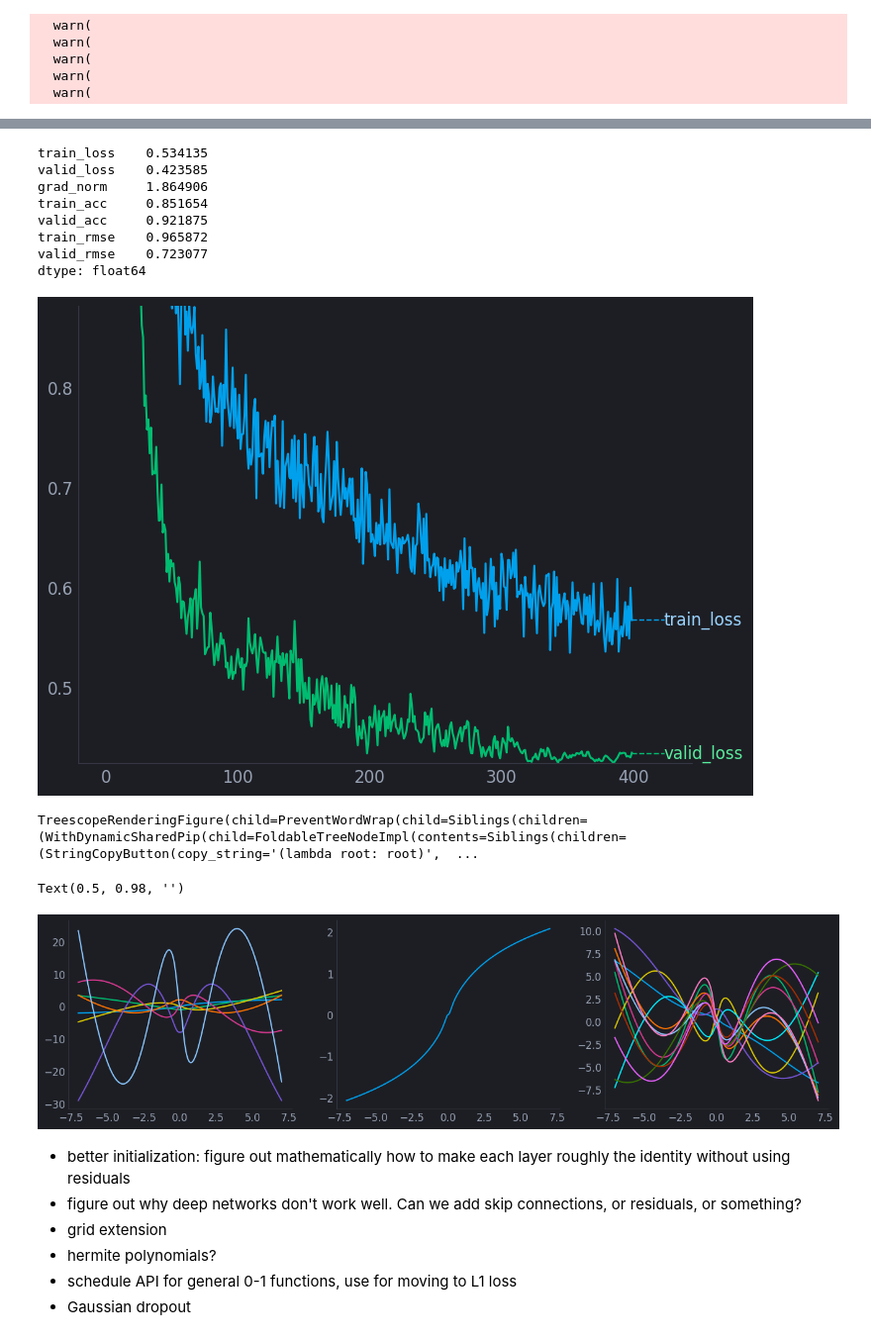
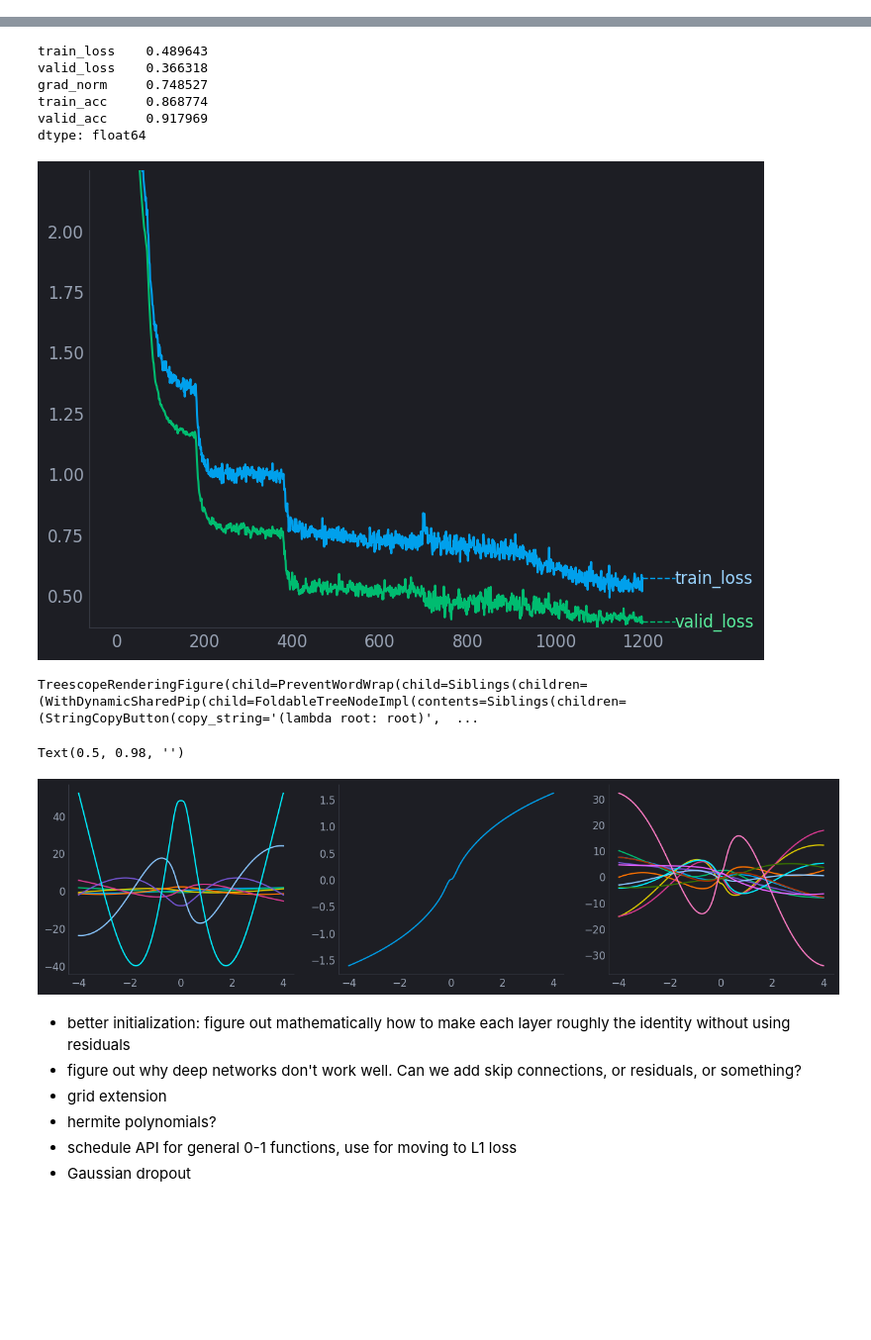
Before and after one commit to nicholas-miklaucic/jax-kan, a Jupyter notebook: exploration.ipynb, the cells around one changed output, grey strips where cells are left out. Shown: that part at 99% size. Drawn from its saved outputs; the diff is of its cells as text; code cells hidden in the pictures; blank space fills up the shorter version.

```diff
--- a/exploration.ipynb
+++ b/exploration.ipynb
@@ -1,5 +1,6 @@
 # %%
 # jax.config.update('jax_debug_nans', True)
+from functools import partial
 import jax
 import jax.numpy as jnp
 import jax.random as jr
@@ -27,22 +28,24 @@ rich.console.Console()
 rich.reconfigure(force_jupyter=True, width=250)
 
 
-batch_size = 64
+batch_size = 128
 n_folds = 10
-start_frac = 0.2
-end_frac = 0.2
-n_epochs = 400
+start_frac = 0.3
+end_frac = 0.3
+n_epochs = 1000
 dtype = jnp.float32
 
 n_coef = 7
 node_dropout = 0.3
 hidden_dim = None
-inner_dims = [24]
+inner_dims = [48]
 out_hidden_dim = None
+# normalization = partial(nn.LayerNorm, use_bias=False, use_scale=False)
 normalization = Identity
 base_act = nn.tanh
-weight_decay = 0.1
-base_lr = 6e-3
+weight_decay = 0.08
+coef_ab = (0.3, 1)
+base_lr = 5e-2
 # input_map = InputMap(
 #     stretch_base=1,
 #     stretch_trainable=False,
@@ -64,7 +67,7 @@ steps_in_epoch = dl.train_valid_split(k=n_folds)[0].num_batches
 kwargs = {
     'in_dim': dl.sample_batch().in_dim,
     'out_dim': np.max(dl.dataset.y).item() + 1,
-    'final_act': lambda x: 3 * x,
+    'final_act': lambda x: x,
     'inner_dims': inner_dims,
     'normalization': normalization,
     'hidden_dim': hidden_dim,
@@ -85,58 +88,49 @@ kwargs = {
 sched = optax.cosine_onecycle_schedule(
     transition_steps=steps_in_epoch * n_epochs,
     peak_value=base_lr,
-    pct_start=0.1,
+    pct_start=0.3,
     div_factor=1 / start_frac,
     final_div_factor=1 / end_frac,
 )
 opt = optax.nadamw(sched, weight_decay=weight_decay)
-tx = optax.chain(opt)
+tx = optax.chain(opt, optax.clip_by_global_norm(1.0))
 
 kan = KAN(**kwargs)
 
-trainer = Trainer(kan, dl, optimizer=tx)
+trainer = Trainer(kan, dl, optimizer=tx, coef_ab=coef_ab)
 
 for fold in range(1):
     trainer.use_fold(fold, k=n_folds)
     trainer.fit(n_epochs=n_epochs)
 
     display(
         trainer.epoch_df.agg(
             {
                 'train_loss': 'min',
                 'valid_loss': 'min',
                 'grad_norm': 'max',
                 'train_acc': 'max',
                 'valid_acc': 'max',
-                'train_rmse': 'min',
-                'valid_rmse': 'min',
             }
         )
     )
 
     hist = trainer.epoch_df[['train_loss', 'valid_loss']]
     hist.plot()
     plt.ylim(hist.min().min(), hist.iloc[60:].max().max())
     rp.line_labels()
     plt.show()
 # %% [output]
-  warn(
-  warn(
-  warn(
-  warn(
-  warn(
 [interactive output not drawn]
 [interactive output not drawn]
 [interactive output not drawn]
-train_loss    0.534135
-valid_loss    0.423585
-grad_norm     1.864906
-train_acc     0.851654
-valid_acc     0.921875
-train_rmse    0.965872
-valid_rmse    0.723077
-dtype: float64
+train_loss    0.489643
+valid_loss    0.366318
+grad_norm     0.748527
+train_acc     0.868774
+valid_acc     0.917969
+dtype: float64
-[figure, old version]
+[figure, new version]
 # %%
 from penzai import pz
 
@@ -154,7 +148,7 @@ i = 15
 
 layer_params = params[f'layers_{layer_i}']
 
-base_xx = jnp.linspace(-7, 7, 258)
+base_xx = jnp.linspace(-4, 4, 258)
 
 kernel = layer_params['coefs']['kernel']
 in_dim, out_dim, n_coef = kernel.shape
@@ -184,7 +178,7 @@ fig.suptitle(', '.join(f'{k} = {v:.03f}' for k, v in spl_params.items()))
 # %% [output]
 TreescopeRenderingFigure(child=PreventWordWrap(child=Siblings(children=(WithDynamicSharedPip(child=FoldableTreeNodeImpl(contents=Siblings(children=(StringCopyButton(copy_string='(lambda root: root)',  ...
 Text(0.5, 0.98, '')
-[figure, old version]
+[figure, new version]
 # %% [markdown]
 - better initialization: figure out mathematically how to make each layer roughly the identity
   without using residuals
```
Also changed, not shown: parts of 1 cell of this notebook, 3 other files.
